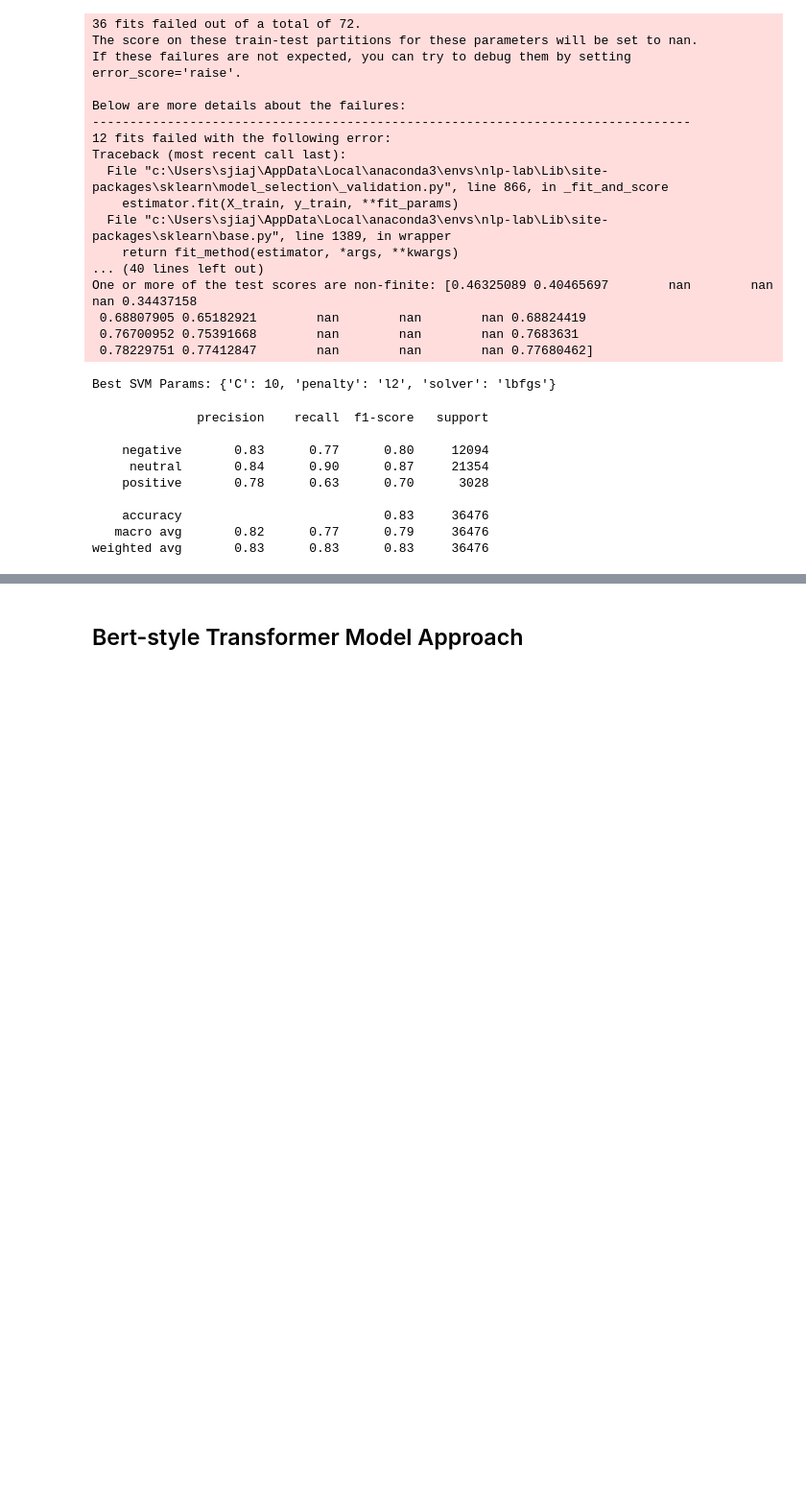
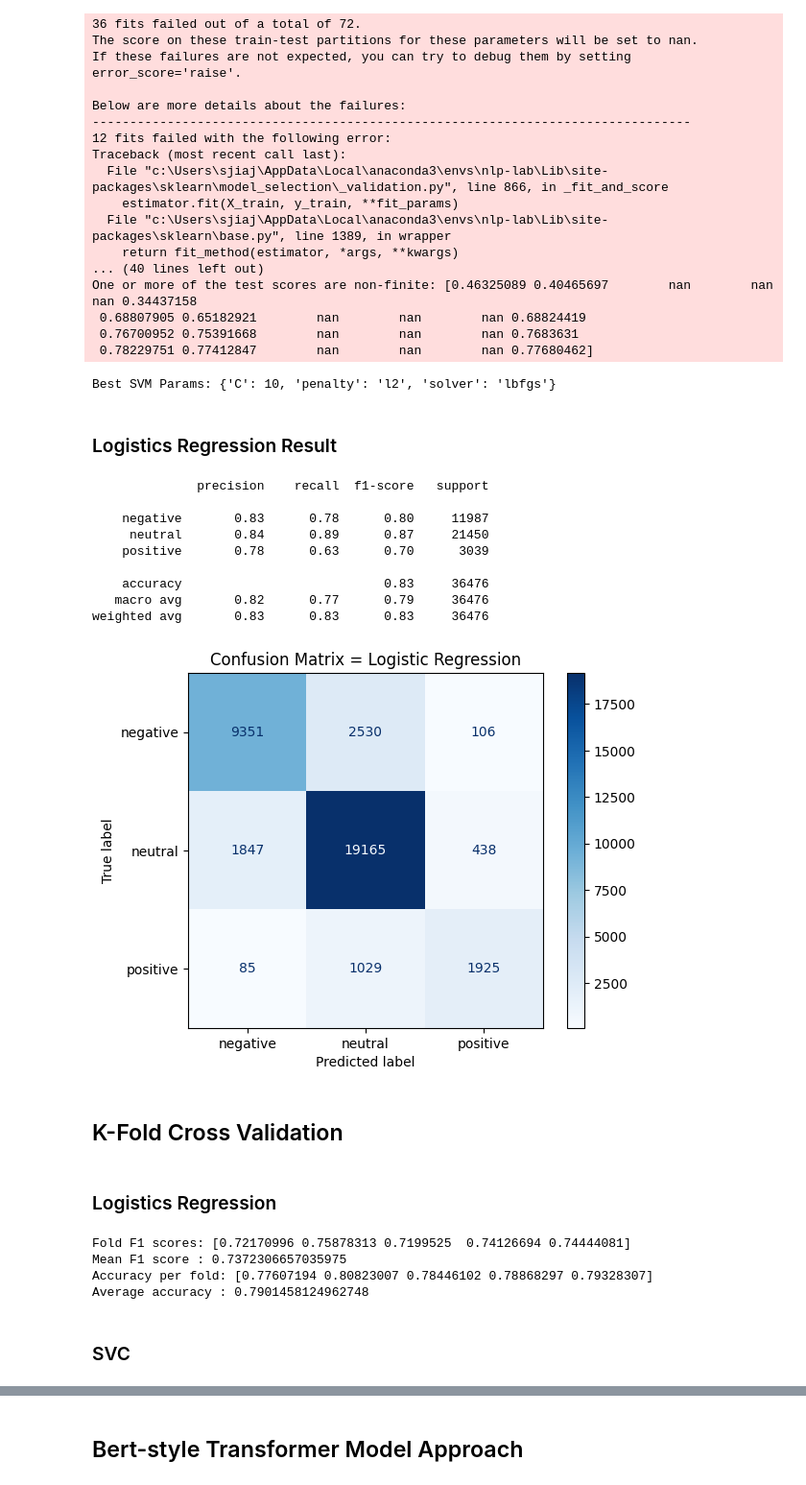
Before and after one commit to jasonsongjiajain/assignment_social_media_computing, a Jupyter notebook: Assignment.ipynb, the cells around one changed output, grey strips where cells are left out. Shown at 96% size. Saved outputs shown, nothing was run; the diff lists cells and outputs as text; code cells hidden in the pictures; blank space fills up the shorter version.

```diff
--- a/Assignment.ipynb
+++ b/Assignment.ipynb
@@ -541,19 +716,80 @@ One or more of the test scores are non-finite: [0.46325089 0.40465697        nan
  0.76700952 0.75391668        nan        nan        nan 0.7683631
  0.78229751 0.77412847        nan        nan        nan 0.77680462]
 Best SVM Params: {'C': 10, 'penalty': 'l2', 'solver': 'lbfgs'}
+# %% [markdown]
+### Logistics Regression Result
 # %%
+from sklearn.metrics import confusion_matrix, ConfusionMatrixDisplay
+import matplotlib.pyplot as plt
+
 lr_model = LogisticRegression(C=10, penalty= 'l2', solver='lbfgs' ,max_iter=10000)
 lr_model.fit(X_train_vec, y_train)
 
 y_pred = lr_model.predict(X_test_vec)
 print(classification_report(y_test, y_pred))
+cm = confusion_matrix(y_test, y_pred, labels=lr_model.classes_)
+disp = ConfusionMatrixDisplay(confusion_matrix=cm, display_labels=lr_model.classes_)
+disp.plot(cmap="Blues")
+plt.title("Confusion Matrix = Logistic Regression")
+plt.show()
 # %% [output]
               precision    recall  f1-score   support
 
-    negative       0.83      0.77      0.80     12094
-     neutral       0.84      0.90      0.87     21354
-    positive       0.78      0.63      0.70      3028
+    negative       0.83      0.78      0.80     11987
+     neutral       0.84      0.89      0.87     21450
+    positive       0.78      0.63      0.70      3039
 
     accuracy                           0.83     36476
    macro avg       0.82      0.77      0.79     36476
 weighted avg       0.83      0.83      0.83     36476
+[figure, added]
+# %% [markdown]
+## K-Fold Cross Validation
+# %% [markdown]
+### Logistics Regression
+# %%
+from sklearn.pipeline import Pipeline
+from sklearn.model_selection import cross_val_score
+from sklearn.linear_model import LogisticRegression
+from sklearn.feature_extraction.text import TfidfVectorizer
+from sklearn.metrics import make_scorer, f1_score
+
+# Full dataset
+X = df_all['text']
+y = df_all['label']
+
+# Define pipeline (TF-IDF + best Logistic Regression model)
+pipeline = Pipeline([
+    ('tfidf', TfidfVectorizer(max_features=5000, ngram_range=(1, 2))),
+    ('lr', LogisticRegression(C=10, penalty='l2', solver='lbfgs', max_iter=10000))
+])
+
+# Run 5-Fold CV with macro F1-score
+
+scores = cross_val_score(
+    pipeline,
+    X,
+    y,
+    cv=5,
+    scoring='f1_macro'      # use macro-averaged F1 for multi-class
+)
+
+acc_scores = cross_val_score(
+    pipeline,
+    X,
+    y,
+    cv=5,
+    scoring='accuracy'
+)
+print("Fold F1 scores:", scores)
+print("Mean F1 score :", scores.mean())
+
+print("Accuracy per fold:", acc_scores)
+print("Average accuracy :", acc_scores.mean())
+# %% [output]
+Fold F1 scores: [0.72170996 0.75878313 0.7199525  0.74126694 0.74444081]
+Mean F1 score : 0.7372306657035975
+Accuracy per fold: [0.77607194 0.80823007 0.78446102 0.78868297 0.79328307]
+Average accuracy : 0.7901458124962748
+# %% [markdown]
+### SVC
```
Also changed, not shown: parts of 21 cells of this notebook.
